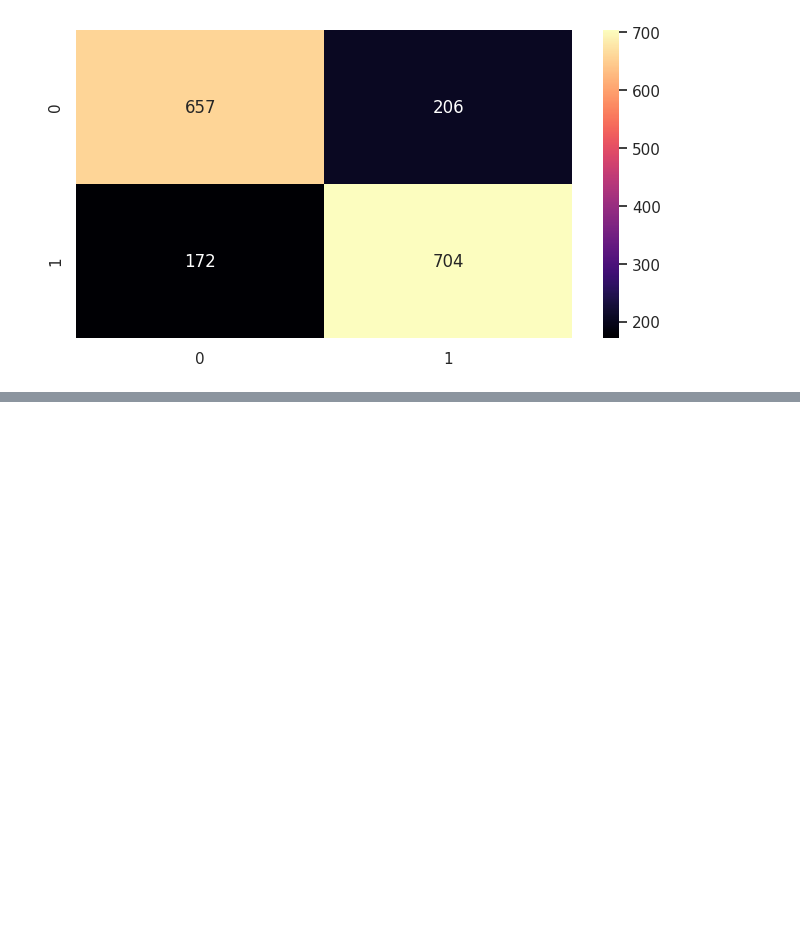
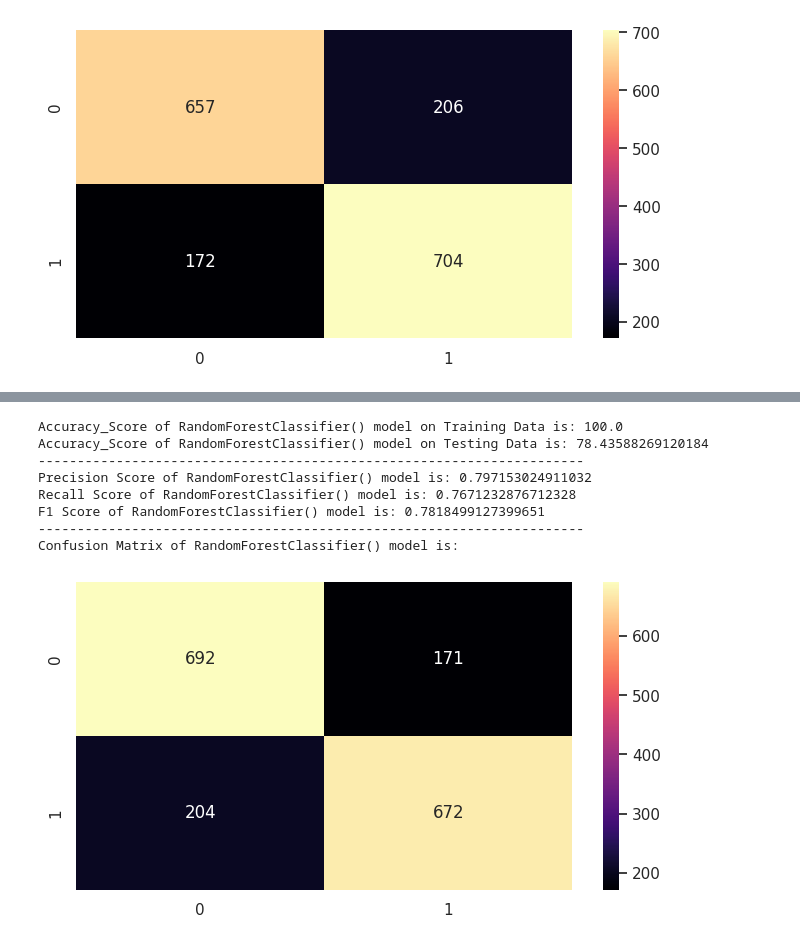
Before and after one commit to 7PAM2015-0509-2023-Team-8/Kaggle-Challenge, a Jupyter notebook: Kaggle_Challenge.ipynb, the cells around one changed output, grey strips where cells are left out. Cells and saved outputs as stored; diff of their text form; code cells hidden in the pictures; blank space fills up the shorter version.

```diff
--- a/Kaggle_Challenge.ipynb
+++ b/Kaggle_Challenge.ipynb
@@ -790,0 +827,12 @@ Confusion Matrix of SVC() model is:
+# %%
+model_prediction(RandomForestClassifier())
+# %% [output]
+Accuracy_Score of RandomForestClassifier() model on Training Data is: 100.0
+Accuracy_Score of RandomForestClassifier() model on Testing Data is: 78.43588269120184
+----------------------------------------------------------------------
+Precision Score of RandomForestClassifier() model is: 0.797153024911032
+Recall Score of RandomForestClassifier() model is: 0.7671232876712328
+F1 Score of RandomForestClassifier() model is: 0.7818499127399651
+----------------------------------------------------------------------
+Confusion Matrix of RandomForestClassifier() model is:
+[figure, added]
```
Also changed, not shown: parts of 4 cells of this notebook.
